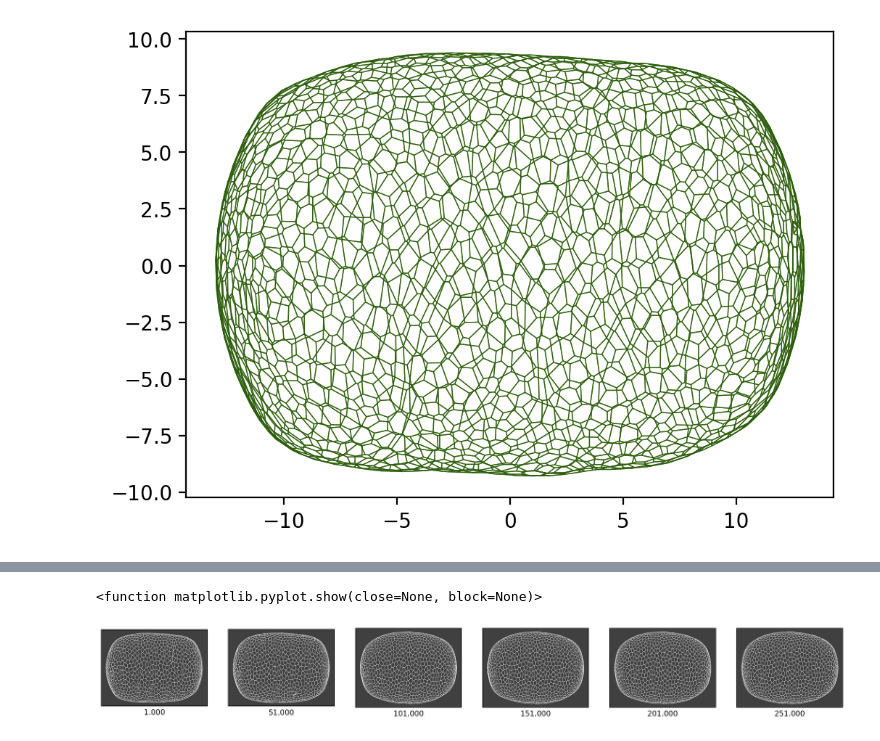
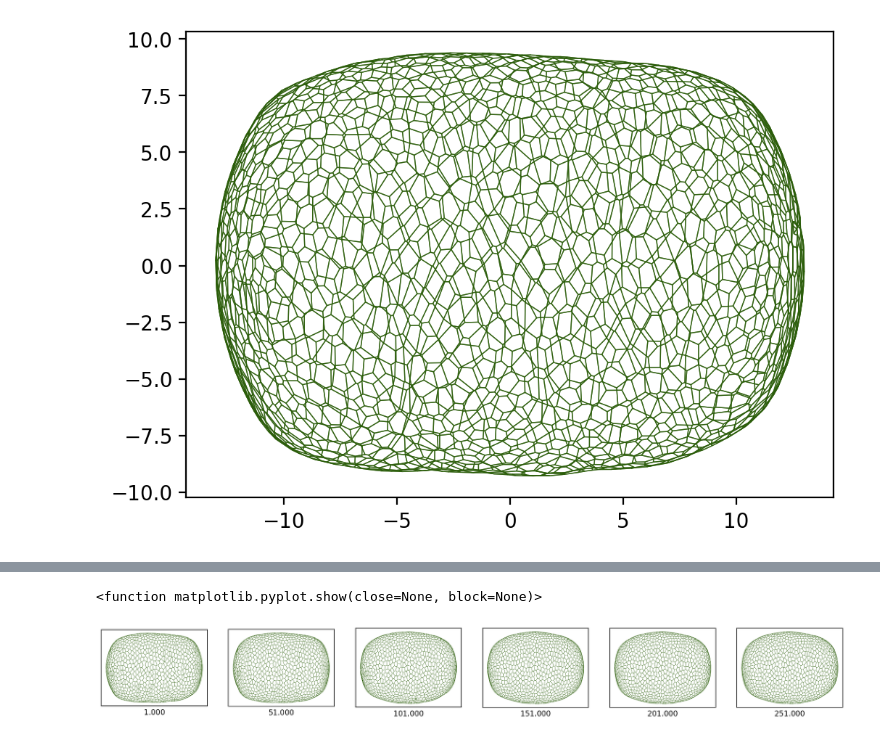
Before and after one commit to Lauragdlp/peripodial, a Jupyter notebook: notebook/barrier_elasticity.ipynb, the cells around one changed output, grey strips where cells are left out. Cells and saved outputs as stored; diff of their text form; code cells hidden in the pictures.

```diff
--- a/notebook/barrier_elasticity.ipynb
+++ b/notebook/barrier_elasticity.ipynb
@@ -92,17 +92,17 @@ print(lumen_vol_egg)
 # %%
 fig, axes = plt.subplots(1, 6)
 
 for i, (sheet.settings['barrier_elasticity'], sheet_copy) in enumerate(sheets_obj.items()):
     #plt.savefig(f'sheet {i+1}.png', transparent=True)
     fig, ax = draw_half_N_sheet(sheet_copy, axes[i])
     ax.set_xlabel(f"{sheet.settings['barrier_elasticity']:.3f}")
-    ax.set_facecolor('#404040')
+    ax.set_facecolor('#ffffff')
 fig.set_size_inches(18, 5)
 plt.savefig('../image/barrier_elasticity.png', transparent=False)
 plt.show
 # %% [output]
 <function matplotlib.pyplot.show(close=None, block=None)>
-[figure, old version]
+[figure, new version]
 # %%
 colors = plt.cm.viridis_r([0.2, 0.6])
 fig, axs = plt.subplots(1, figsize=(8, 6))
```
Also changed, not shown: parts of 4 cells of this notebook, 9 other files.
